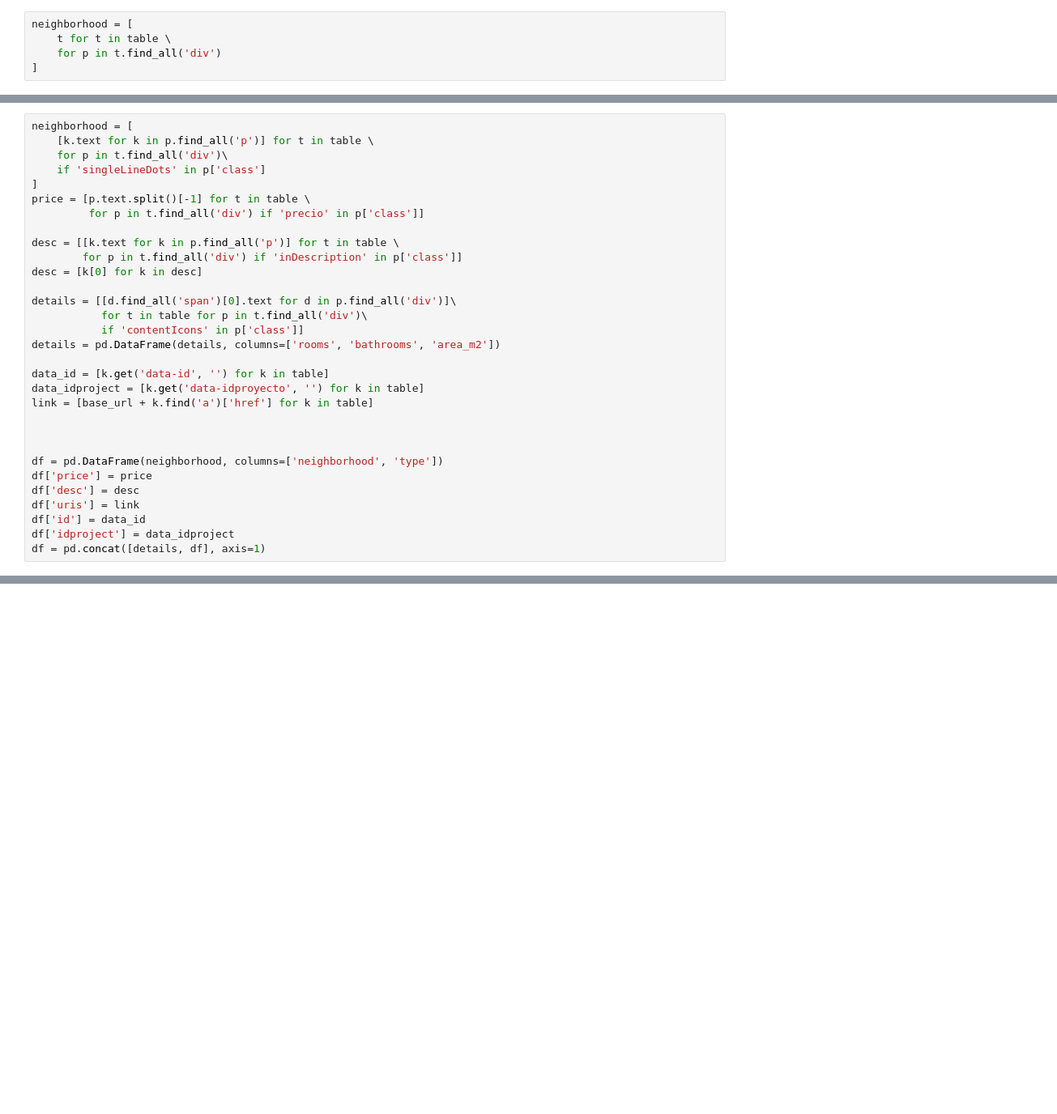
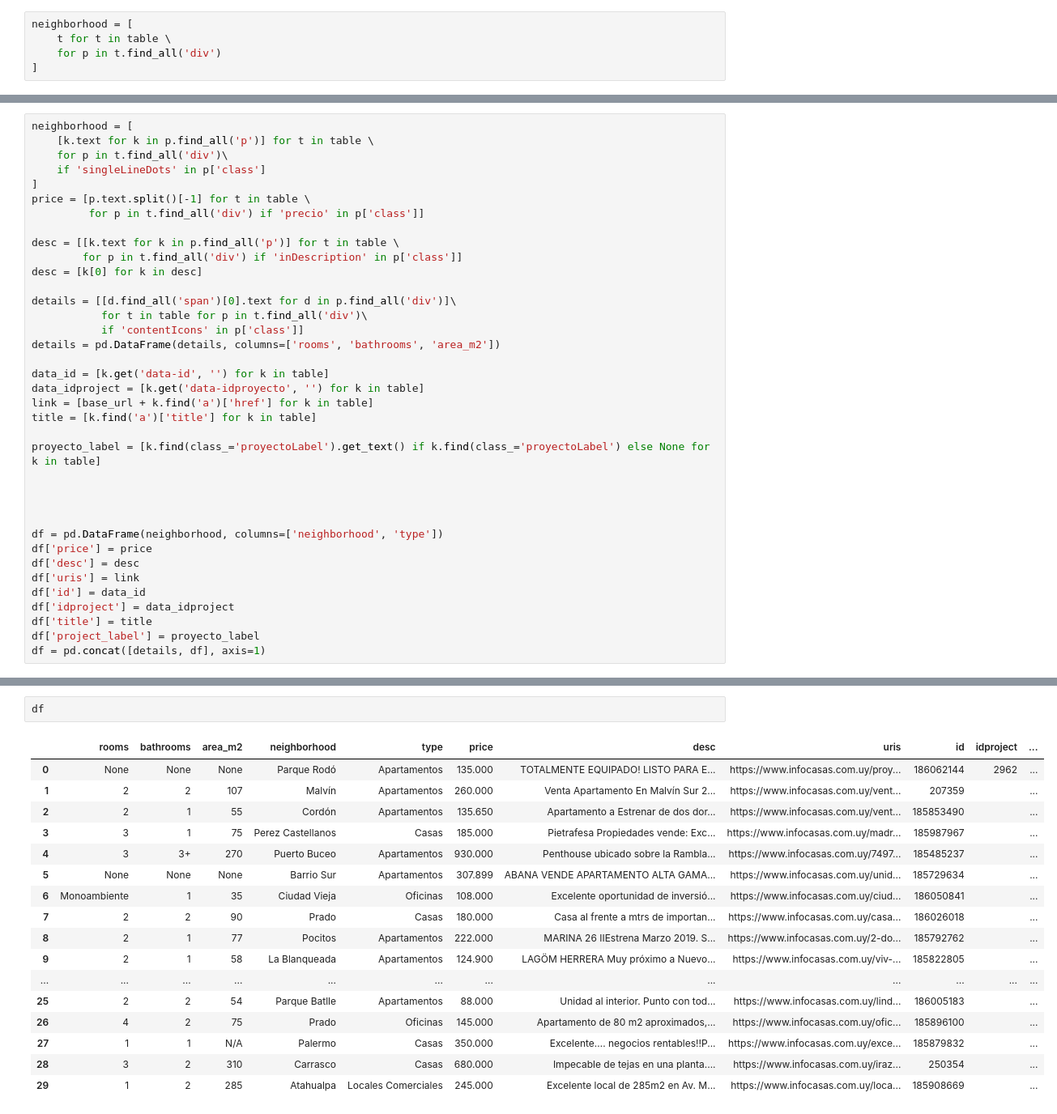
Before and after one commit to creyesp/houses-project, a Jupyter notebook: notebooks/PRE_scrapping_infocasas.ipynb, the cells around one changed output, grey strips where cells are left out. Shown at 81% size. Saved outputs shown, nothing was run; the diff lists cells and outputs as text; blank space fills up the shorter version.

```diff
--- a/notebooks/PRE_scrapping_infocasas.ipynb
+++ b/notebooks/PRE_scrapping_infocasas.ipynb
@@ -67,6 +65,10 @@ details = pd.DataFrame(details, columns=['rooms', 'bathrooms', 'area_m2'])
 data_id = [k.get('data-id', '') for k in table]
 data_idproject = [k.get('data-idproyecto', '') for k in table]
 link = [base_url + k.find('a')['href'] for k in table]
+title = [k.find('a')['title'] for k in table]
+
+proyecto_label = [k.find(class_='proyectoLabel').get_text() if k.find(class_='proyectoLabel') else None for k in table]
+
 
 
 
@@ -76,4 +78,6 @@ df['desc'] = desc
 df['uris'] = link
 df['id'] = data_id
 df['idproject'] = data_idproject
+df['title'] = title
+df['project_label'] = proyecto_label
 df = pd.concat([details, df], axis=1)
@@ -82,3 +84,23 @@ NameError: name 'table' is not defined
+# %%
+df
+# %% [output]
+|  | rooms | bathrooms | area_m2 | neighborhood | type | price | desc | uris | id | idproject | ... |
+| 0 | None | None | None | Parque Rodó | Apartamentos | 135.000 | TOTALMENTE EQUIPADO! LISTO PARA E... | https://www.infocasas.com.uy/proy... | 186062144 | 2962 | ... |
+| 1 | 2 | 2 | 107 | Malvín | Apartamentos | 260.000 | Venta Apartamento En Malvín Sur 2... | https://www.infocasas.com.uy/vent... | 207359 |  | ... |
+| 2 | 2 | 1 | 55 | Cordón | Apartamentos | 135.650 | Apartamento a Estrenar de dos dor... | https://www.infocasas.com.uy/vent... | 185853490 |  | ... |
+| 3 | 3 | 1 | 75 | Perez Castellanos | Casas | 185.000 | Pietrafesa Propiedades vende: Exc... | https://www.infocasas.com.uy/madr... | 185987967 |  | ... |
+| 4 | 3 | 3+ | 270 | Puerto Buceo | Apartamentos | 930.000 | Penthouse ubicado sobre la Rambla... | https://www.infocasas.com.uy/7497... | 185485237 |  | ... |
+| 5 | None | None | None | Barrio Sur | Apartamentos | 307.899 | ABANA VENDE APARTAMENTO ALTA GAMA... | https://www.infocasas.com.uy/unid... | 185729634 |  | ... |
+| 6 | Monoambiente | 1 | 35 | Ciudad Vieja | Oficinas | 108.000 | Excelente oportunidad de inversió... | https://www.infocasas.com.uy/ciud... | 186050841 |  | ... |
+| 7 | 2 | 2 | 90 | Prado | Casas | 180.000 | Casa al frente a mtrs de importan... | https://www.infocasas.com.uy/casa... | 186026018 |  | ... |
+| 8 | 2 | 1 | 77 | Pocitos | Apartamentos | 222.000 | MARINA 26 IIEstrena Marzo 2019. S... | https://www.infocasas.com.uy/2-do... | 185792762 |  | ... |
+| 9 | 2 | 1 | 58 | La Blanqueada | Apartamentos | 124.900 | LAGÖM HERRERA Muy próximo a Nuevo... | https://www.infocasas.com.uy/viv-... | 185822805 |  | ... |
+| ... | ... | ... | ... | ... | ... | ... | ... | ... | ... | ... | ... |
+| 25 | 2 | 2 | 54 | Parque Batlle | Apartamentos | 88.000 | Unidad al interior. Punto con tod... | https://www.infocasas.com.uy/lind... | 186005183 |  | ... |
+| 26 | 4 | 2 | 75 | Prado | Oficinas | 145.000 | Apartamento de 80 m2 aproximados,... | https://www.infocasas.com.uy/ofic... | 185896100 |  | ... |
+| 27 | 1 | 1 | N/A | Palermo | Casas | 350.000 | Excelente…. negocios rentables!!P... | https://www.infocasas.com.uy/exce... | 185879832 |  | ... |
+| 28 | 3 | 2 | 310 | Carrasco | Casas | 680.000 | Impecable de tejas en una planta.... | https://www.infocasas.com.uy/iraz... | 250354 |  | ... |
+| 29 | 1 | 2 | 285 | Atahualpa | Locales Comerciales | 245.000 | Excelente local de 285m2 en Av. M... | https://www.infocasas.com.uy/loca... | 185908669 |  | ... |
 # %%
 def retrive_data(index,
                  url_base='https://www.infocasas.com.uy',
```
Also changed, not shown: parts of 12 cells of this notebook, 1 other file.
